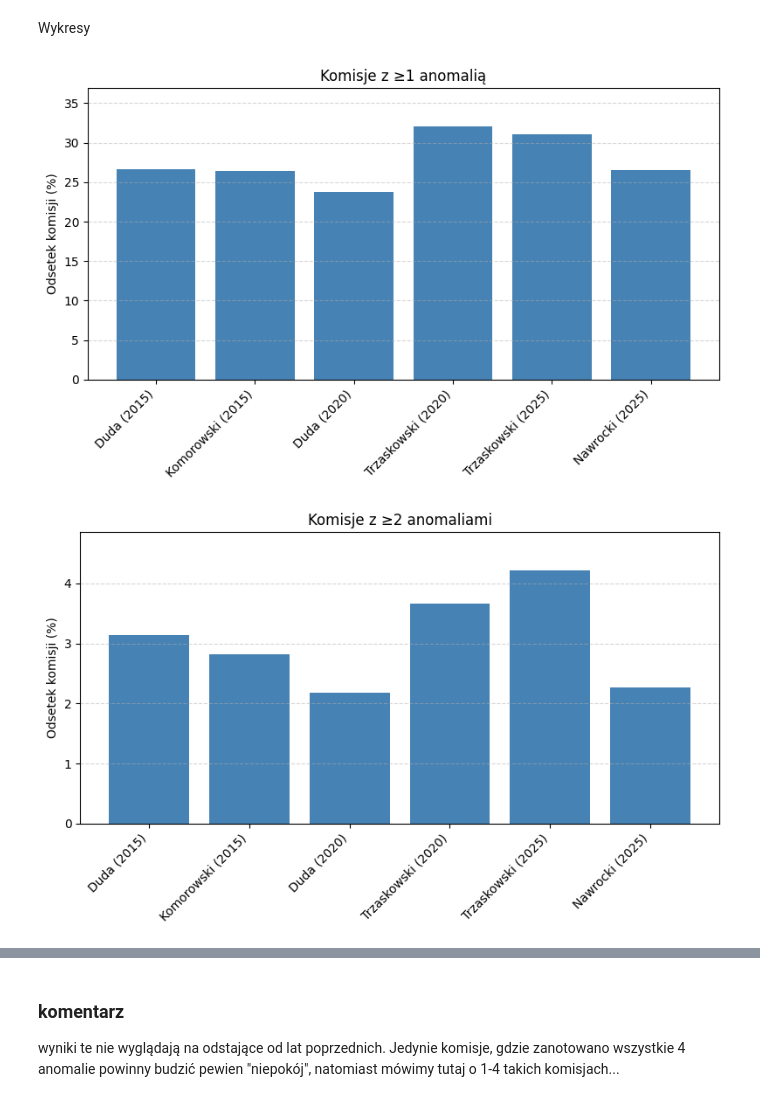
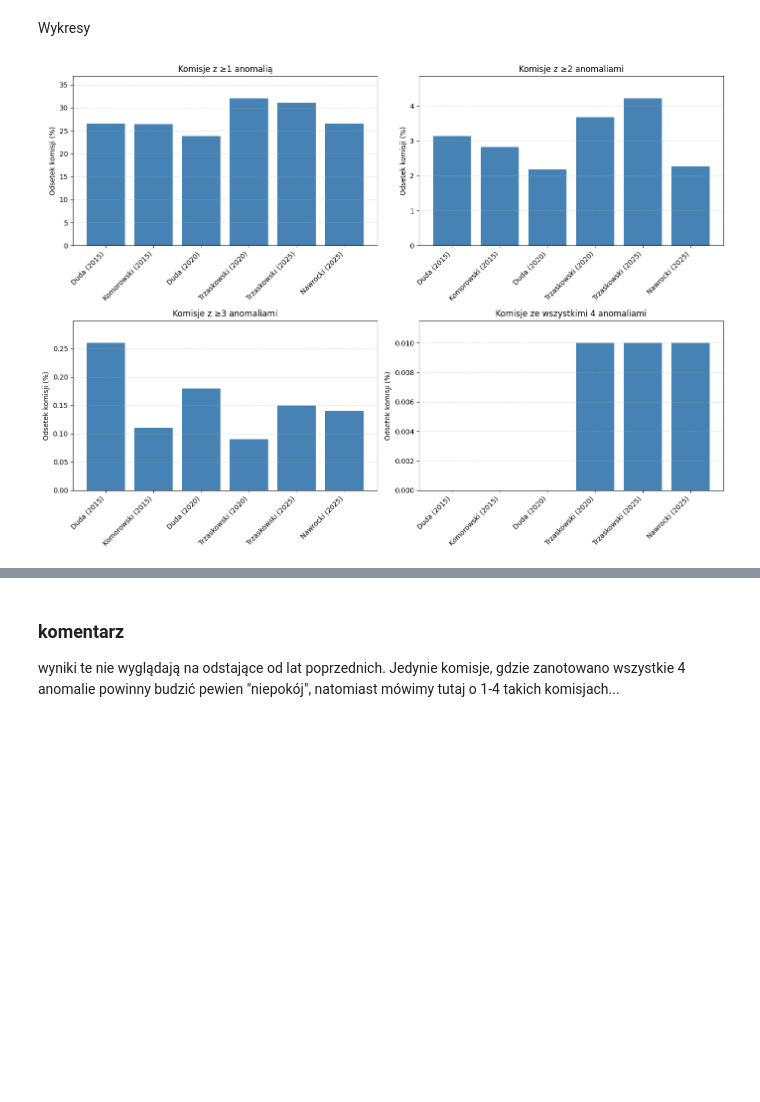
Before and after one commit to ijaniszewski/electoral-anomalies, a Jupyter notebook: analysis/kontek_2025_review/kontek_porownanie.ipynb, the cells around one changed output, grey strips where cells are left out. Cells and saved outputs as stored; diff of their text form; code cells hidden in the pictures; blank space fills up the shorter version.

Commit message:
chart

```diff
--- a/analysis/kontek_2025_review/kontek_porownanie.ipynb
+++ b/analysis/kontek_2025_review/kontek_porownanie.ipynb
@@ -57,32 +57,35 @@ Wykresy
 # %%
 import matplotlib.pyplot as plt
 
 # Przygotowanie kolumn do wykresów
 percent_cols = {
     "≥1 (%)": "Komisje z ≥1 anomalią",
     "≥2 (%)": "Komisje z ≥2 anomaliami",
     "≥3 (%)": "Komisje z ≥3 anomaliami",
     "≥4 (%)": "Komisje ze wszystkimi 4 anomaliami"
 }
 
-# Tworzymy jeden wykres na każdą kolumnę
-for col, title in percent_cols.items():
-    plt.figure(figsize=(8, 5))
+# Tworzenie etykiety kandydata z rokiem np. "Trzaskowski (2025)"
+df["Etykieta"] = df["Kandydat"] + " (" + df["Rok"].astype(str) + ")"
 
-    # Tworzenie etykiety kandydata z rokiem np. "Trzaskowski (2025)"
-    df["Etykieta"] = df["Kandydat"] + " (" + df["Rok"].astype(str) + ")"
+# Posortuj etykiety po roku, żeby były logicznie
+sorted_df = df.sort_values("Rok")
 
-    # Posortuj etykiety po roku, żeby były logicznie
-    sorted_df = df.sort_values("Rok")
+# Przygotowanie siatki wykresów (2x2)
+fig, axes = plt.subplots(2, 2, figsize=(14, 10))
+axes = axes.flatten()
 
-    plt.bar(sorted_df["Etykieta"], sorted_df[col], color="steelblue")
-    plt.title(title)
-    plt.ylabel("Odsetek komisji (%)")
-    plt.xticks(rotation=45, ha='right')
-    plt.ylim(0, sorted_df[col].max() * 1.15)  # trochę przestrzeni nad słupkami
-    plt.tight_layout()
-    plt.grid(axis="y", linestyle="--", alpha=0.5)
-    plt.show()
+# Tworzenie wykresów na jednej planszy
+for ax, (col, title) in zip(axes, percent_cols.items()):
+    ax.bar(sorted_df["Etykieta"], sorted_df[col], color="steelblue")
+    ax.set_title(title)
+    ax.set_ylabel("Odsetek komisji (%)")
+    ax.set_xticks(range(len(sorted_df)))
+    ax.set_xticklabels(sorted_df["Etykieta"], rotation=45, ha='right')
+    ax.set_ylim(0, sorted_df[col].max() * 1.15)
+    ax.grid(axis="y", linestyle="--", alpha=0.5)
+
+plt.tight_layout()
+plt.show()
 # %% [output]
-[figure, old version]
+[figure, new version]
-[figure, removed]
```
Also changed, not shown: parts of 1 cell of this notebook, 2 other files.
